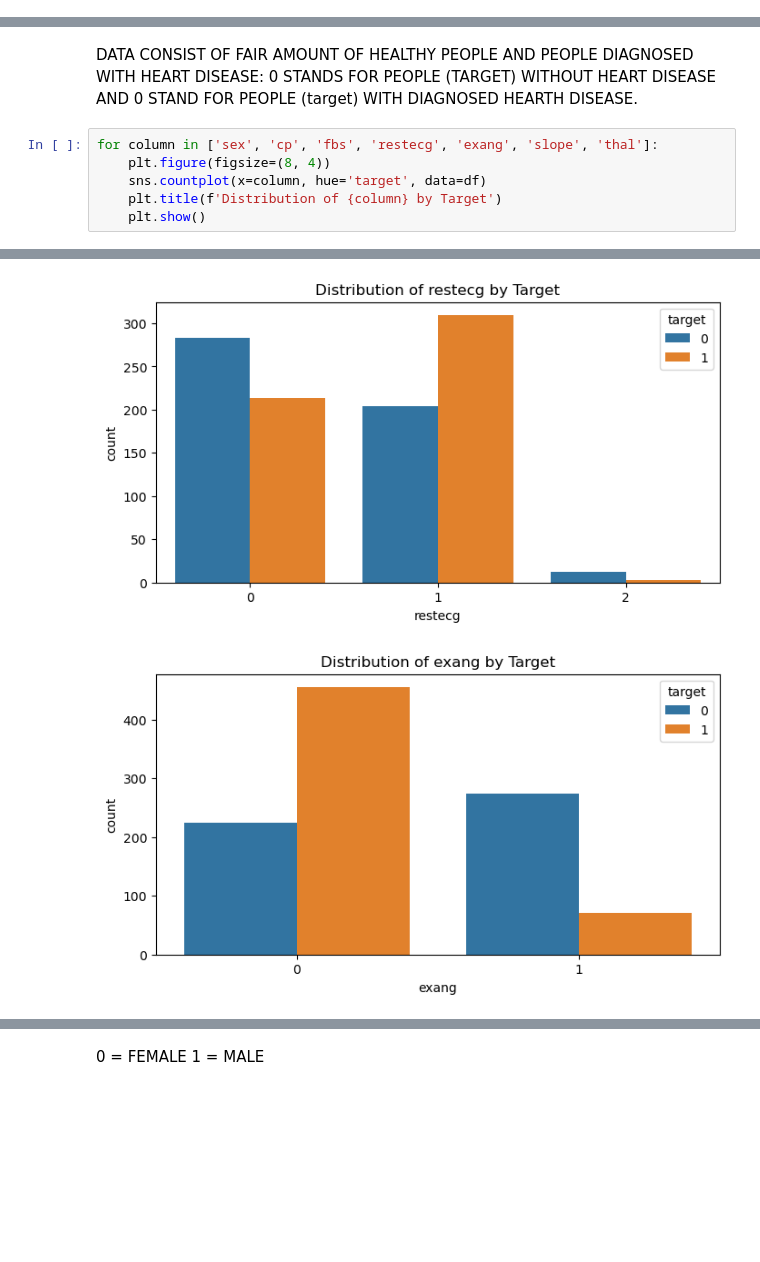
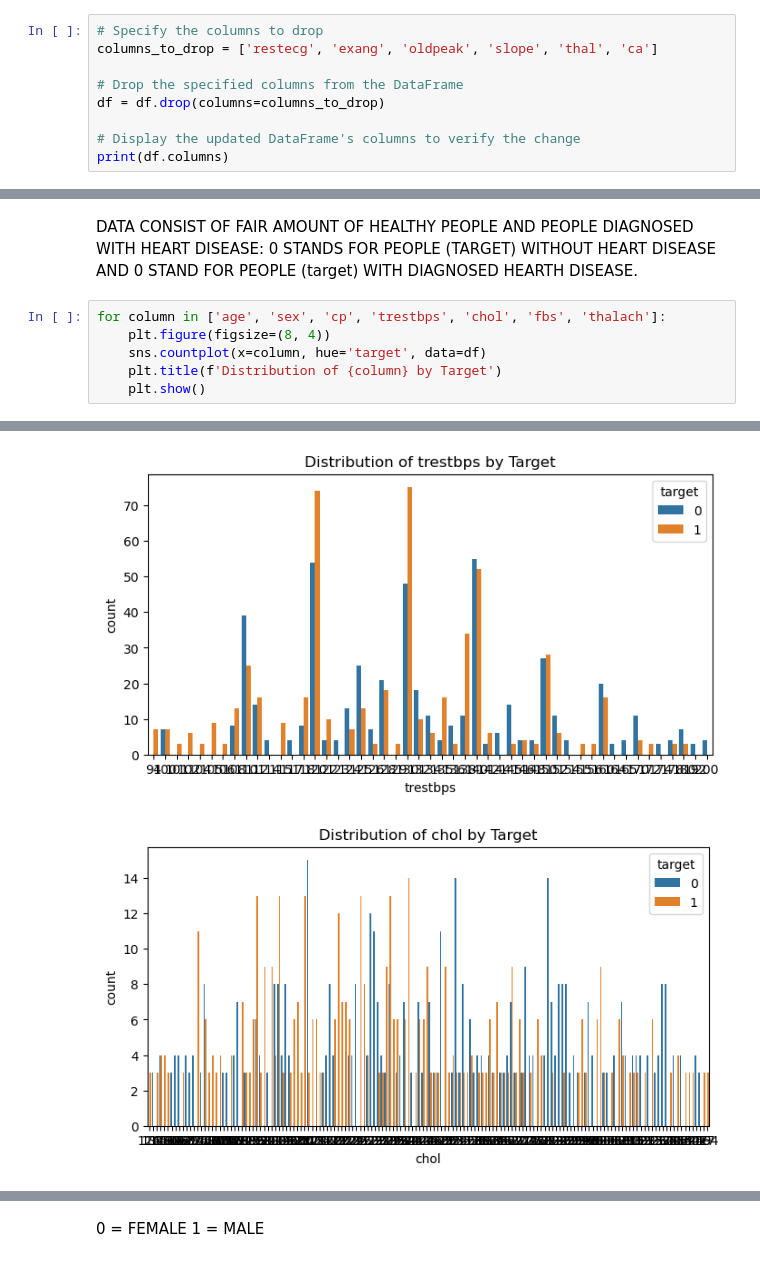
Before and after one commit to KlaudijaK/Heart-Disese-, a Jupyter notebook: heart_disesase ML.ipynb, the cells around one changed output, grey strips where cells are left out. Drawn from its saved outputs; the diff is of its cells as text; blank space fills up the shorter version.

```diff
--- a/heart_disesase ML.ipynb
+++ b/heart_disesase ML.ipynb
@@ -54,3 +54,12 @@ ca          0
 thal        0
 target      0
 dtype: int64
+# %%
+# Specify the columns to drop
+columns_to_drop = ['restecg', 'exang', 'oldpeak', 'slope', 'thal', 'ca']
+
+# Drop the specified columns from the DataFrame
+df = df.drop(columns=columns_to_drop)
+
+# Display the updated DataFrame's columns to verify the change
+print(df.columns)
@@ -94,7 +99,7 @@ plt.show()
 # %% [markdown]
 DATA CONSIST OF FAIR AMOUNT OF HEALTHY PEOPLE AND PEOPLE DIAGNOSED WITH HEART DISEASE: 0 STANDS FOR PEOPLE (TARGET) WITHOUT HEART DISEASE AND 0 STAND FOR PEOPLE (target) WITH DIAGNOSED HEARTH DISEASE.
 # %%
-for column in ['sex', 'cp', 'fbs', 'restecg', 'exang', 'slope', 'thal']:
+for column in ['age', 'sex', 'cp', 'trestbps', 'chol', 'fbs', 'thalach']:
     plt.figure(figsize=(8, 4))
     sns.countplot(x=column, hue='target', data=df)
     plt.title(f'Distribution of {column} by Target')
@@ -106,2 +111,2 @@ for column in ['sex', 'cp', 'fbs', 'restecg', 'exang', 'slope', 'thal']:
-[figure, old version]
+[figure, new version]
-[figure, old version]
+[figure, new version]
```
Also changed, not shown: parts of 17 cells of this notebook.
